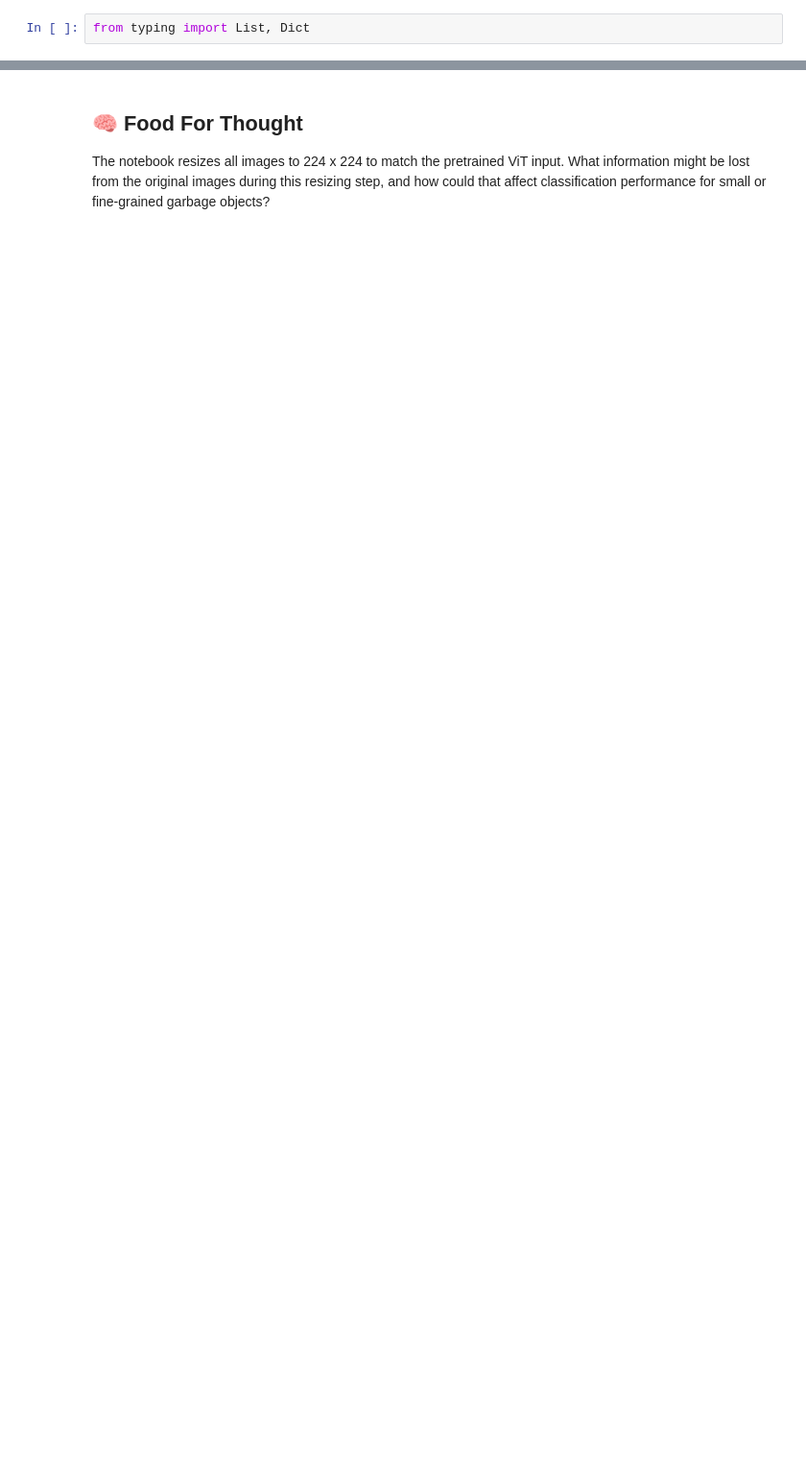
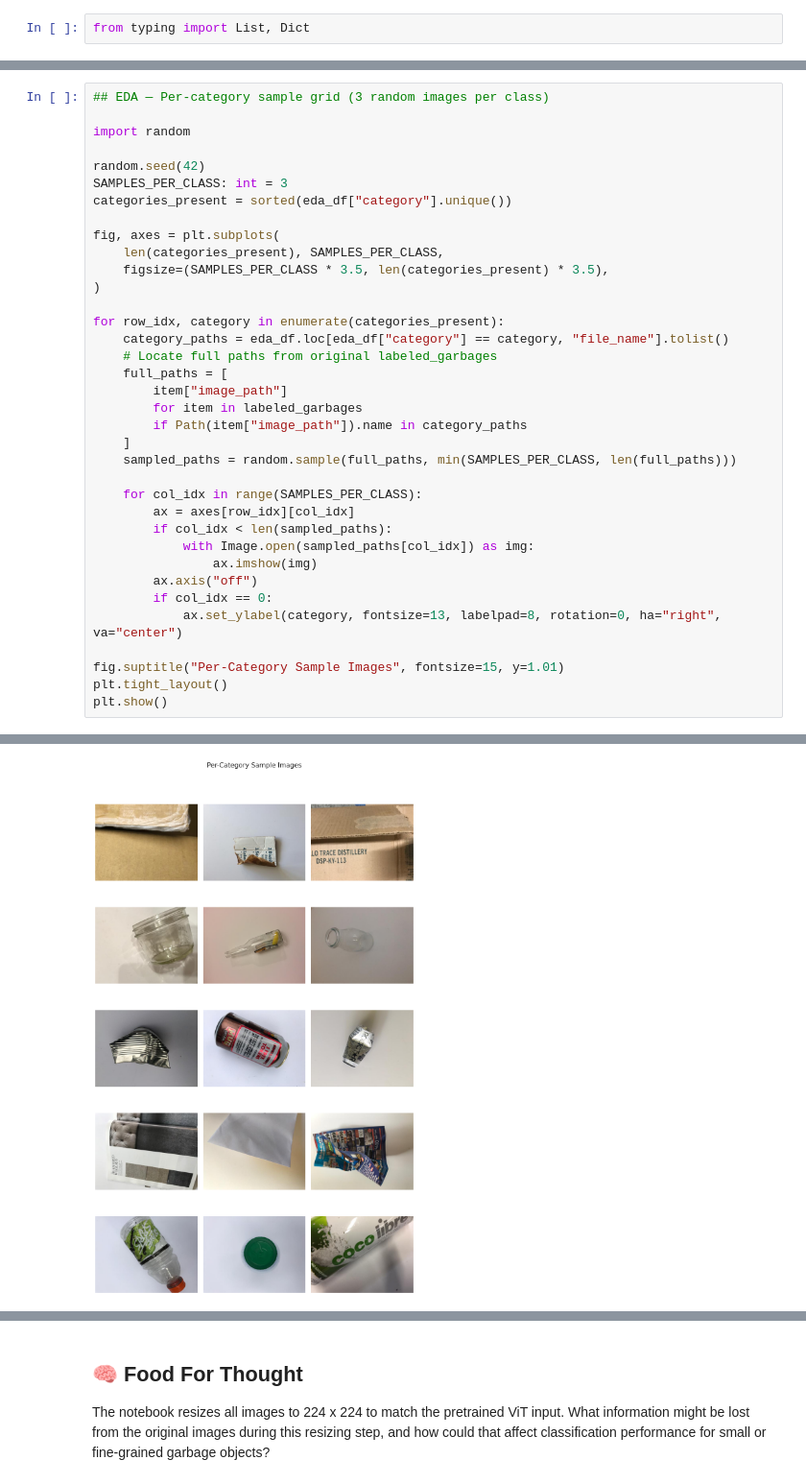
Before and after one commit to yanlis-lase-SSG7/2521-deepLearning-forum06, a Jupyter notebook: Forum06-garbage_classification_question.ipynb, the cells around one changed output, grey strips where cells are left out. Shown at 96% size. Cells and saved outputs as stored; diff of their text form; blank space fills up the shorter version.

```diff
--- a/Forum06-garbage_classification_question.ipynb
+++ b/Forum06-garbage_classification_question.ipynb
@@ -446,0 +903,37 @@ viz_image_size_distribution(
+# %%
+## EDA — Per-category sample grid (3 random images per class)
+
+import random
+
+random.seed(42)
+SAMPLES_PER_CLASS: int = 3
+categories_present = sorted(eda_df["category"].unique())
+
+fig, axes = plt.subplots(
+    len(categories_present), SAMPLES_PER_CLASS,
+    figsize=(SAMPLES_PER_CLASS * 3.5, len(categories_present) * 3.5),
+)
+
+for row_idx, category in enumerate(categories_present):
+    category_paths = eda_df.loc[eda_df["category"] == category, "file_name"].tolist()
+    # Locate full paths from original labeled_garbages
+    full_paths = [
+        item["image_path"]
+        for item in labeled_garbages
+        if Path(item["image_path"]).name in category_paths
+    ]
+    sampled_paths = random.sample(full_paths, min(SAMPLES_PER_CLASS, len(full_paths)))
+
+    for col_idx in range(SAMPLES_PER_CLASS):
+        ax = axes[row_idx][col_idx]
+        if col_idx < len(sampled_paths):
+            with Image.open(sampled_paths[col_idx]) as img:
+                ax.imshow(img)
+        ax.axis("off")
+        if col_idx == 0:
+            ax.set_ylabel(category, fontsize=13, labelpad=8, rotation=0, ha="right", va="center")
+
+fig.suptitle("Per-Category Sample Images", fontsize=15, y=1.01)
+plt.tight_layout()
+plt.show()
+# %% [output]
@@ -446,0 +941 @@ viz_image_size_distribution(
+[figure, added]
```
Also changed, not shown: parts of 74 cells of this notebook, 5 other files.
